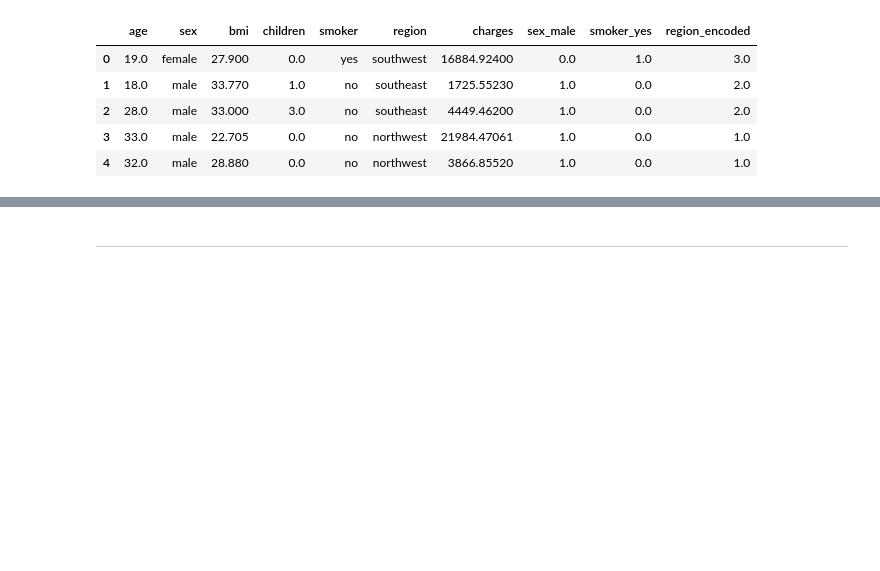
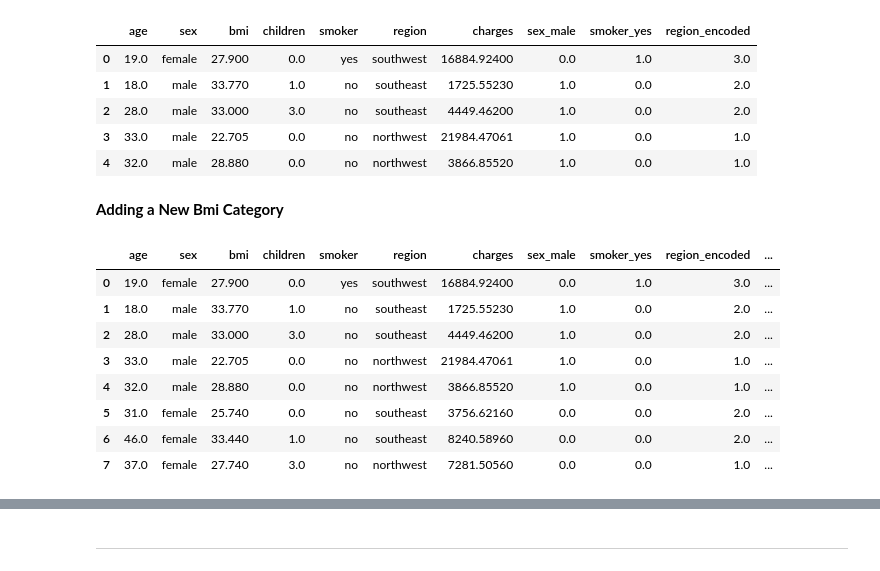
Before and after one commit to Lailah-Idrees/medical_insurance_data_analysis, a Jupyter notebook: jupyter_notebooks/ETL_Insurance.ipynb, the cells around one changed output, grey strips where cells are left out. Saved outputs shown, nothing was run; the diff lists cells and outputs as text; code cells hidden in the pictures; blank space fills up the shorter version.

Commit message:
New Bmi category created

```diff
--- a/jupyter_notebooks/ETL_Insurance.ipynb
+++ b/jupyter_notebooks/ETL_Insurance.ipynb
@@ -238,3 +238,22 @@ df_final.head()
 | 2 | 28.0 | male | 33.000 | 3.0 | no | southeast | 4449.46200 | 1.0 | 0.0 | 2.0 |
 | 3 | 33.0 | male | 22.705 | 0.0 | no | northwest | 21984.47061 | 1.0 | 0.0 | 1.0 |
 | 4 | 32.0 | male | 28.880 | 0.0 | no | northwest | 3866.85520 | 1.0 | 0.0 | 1.0 |
+# %% [markdown]
+**Adding a New Bmi Category**
+# %%
+df_final['weight_category'] = pd.cut(
+    df_final['bmi'],
+    bins=[0, 18.5, 24.9, 29.9,39.9, float('inf')],
+    labels=['Underweight', 'Healthy', 'Overweight', 'Obese', 'severely Obese']
+)
+df_final.head(8)
+# %% [output]
+|  | age | sex | bmi | children | smoker | region | charges | sex_male | smoker_yes | region_encoded | ... |
+| 0 | 19.0 | female | 27.900 | 0.0 | yes | southwest | 16884.92400 | 0.0 | 1.0 | 3.0 | ... |
+| 1 | 18.0 | male | 33.770 | 1.0 | no | southeast | 1725.55230 | 1.0 | 0.0 | 2.0 | ... |
+| 2 | 28.0 | male | 33.000 | 3.0 | no | southeast | 4449.46200 | 1.0 | 0.0 | 2.0 | ... |
+| 3 | 33.0 | male | 22.705 | 0.0 | no | northwest | 21984.47061 | 1.0 | 0.0 | 1.0 | ... |
+| 4 | 32.0 | male | 28.880 | 0.0 | no | northwest | 3866.85520 | 1.0 | 0.0 | 1.0 | ... |
+| 5 | 31.0 | female | 25.740 | 0.0 | no | southeast | 3756.62160 | 0.0 | 0.0 | 2.0 | ... |
+| 6 | 46.0 | female | 33.440 | 1.0 | no | southeast | 8240.58960 | 0.0 | 0.0 | 2.0 | ... |
+| 7 | 37.0 | female | 27.740 | 3.0 | no | northwest | 7281.50560 | 0.0 | 0.0 | 1.0 | ... |
```
Also changed, not shown: parts of 3 cells of this notebook.
